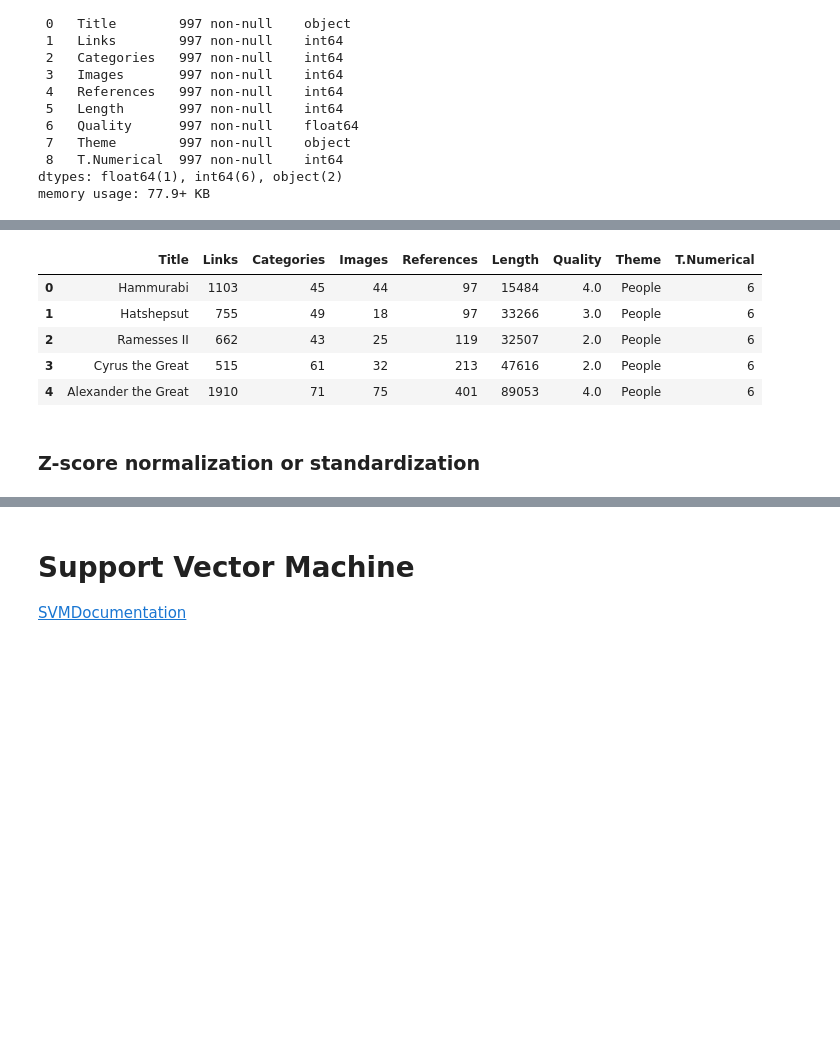
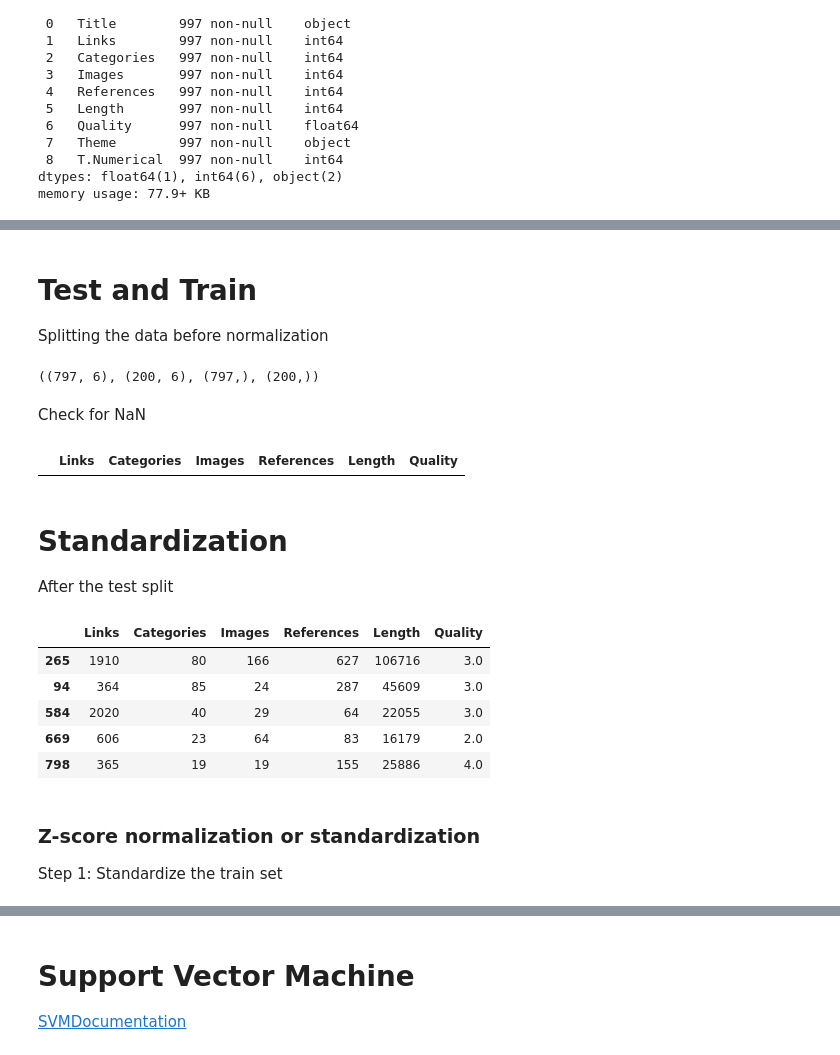
Before and after one commit to csupika/F21DL-Machine-Learning-Portfolio, a Jupyter notebook: lab3.ipynb, the cells around one changed output, grey strips where cells are left out. Cells and saved outputs as stored; diff of their text form; code cells hidden in the pictures; blank space fills up the shorter version.

```diff
--- a/lab3.ipynb
+++ b/lab3.ipynb
@@ -256,11 +244,37 @@ plt.tight_layout()
+# %% [markdown]
+# Test and Train
+
+Splitting the data before normalization
+# %%
+from sklearn.model_selection import train_test_split
+attributes = ["Links", "Categories", "Images", "References", "Length", "Quality"]
+
+X = df[attributes]
+Y = df["Theme"]
+
+X_train, X_test, Y_train, Y_test = train_test_split(X, Y, test_size=0.2)
+X_train.shape, X_test.shape, Y_train.shape, Y_test.shape
+# %% [output]
+((797, 6), (200, 6), (797,), (200,))
+# %% [markdown]
+Check for NaN
+# %%
+X_train[X_train.isna().any(axis=1)]
+# %% [output]
+|  | Links | Categories | Images | References | Length | Quality |
+# %% [markdown]
+# Standardization
+
+After the test split
 # %%
-df_all_numerical.head()
+X_train.head()
 # %% [output]
-|  | Title | Links | Categories | Images | References | Length | Quality | Theme | T.Numerical |
-| 0 | Hammurabi | 1103 | 45 | 44 | 97 | 15484 | 4.0 | People | 6 |
-| 1 | Hatshepsut | 755 | 49 | 18 | 97 | 33266 | 3.0 | People | 6 |
-| 2 | Ramesses II | 662 | 43 | 25 | 119 | 32507 | 2.0 | People | 6 |
-| 3 | Cyrus the Great | 515 | 61 | 32 | 213 | 47616 | 2.0 | People | 6 |
-| 4 | Alexander the Great | 1910 | 71 | 75 | 401 | 89053 | 4.0 | People | 6 |
+|  | Links | Categories | Images | References | Length | Quality |
+| 265 | 1910 | 80 | 166 | 627 | 106716 | 3.0 |
+| 94 | 364 | 85 | 24 | 287 | 45609 | 3.0 |
+| 584 | 2020 | 40 | 29 | 64 | 22055 | 3.0 |
+| 669 | 606 | 23 | 64 | 83 | 16179 | 2.0 |
+| 798 | 365 | 19 | 19 | 155 | 25886 | 4.0 |
 # %% [markdown]
 ### Z-score normalization or standardization
+Step 1: Standardize the train set
```
Also changed, not shown: parts of 38 cells of this notebook.
